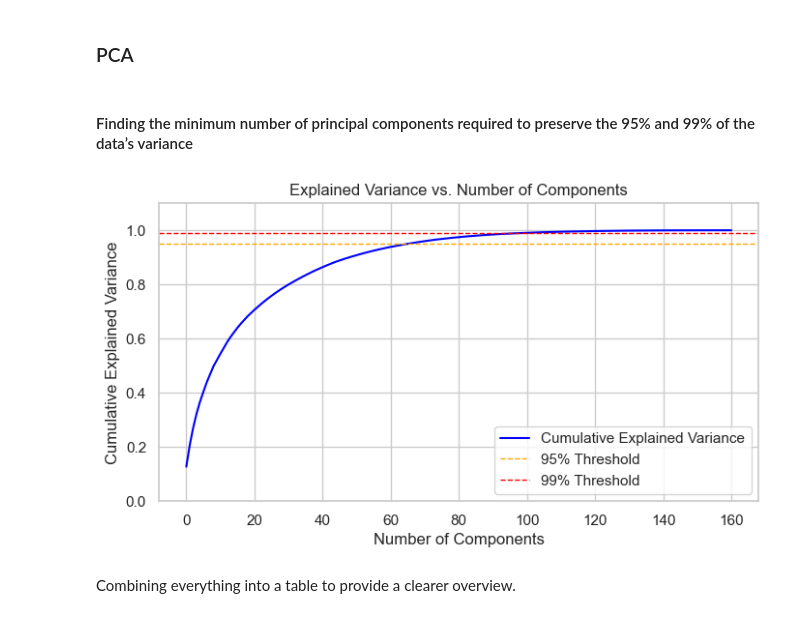
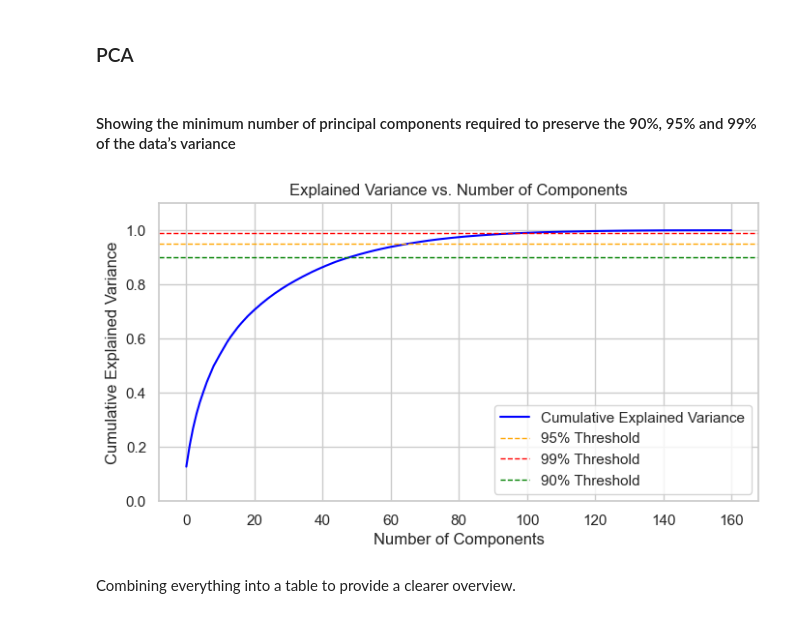
Before and after one commit to DaniloGrujic/organic-compounds-solubility, a Jupyter notebook: 3_ML_Model.ipynb, the cells around one changed output. Drawn from its saved outputs; the diff is of its cells as text; code cells hidden in the pictures.

```diff
--- a/3_ML_Model.ipynb
+++ b/3_ML_Model.ipynb
@@ -253,19 +256,20 @@ pca = PCA()
 pca.fit(x_scaled)
 cumsum = np.cumsum(pca.explained_variance_ratio_)
 # %% [markdown]
-#### Finding the minimum number of principal components required to preserve the 95% and 99% of the data’s variance
+#### Showing the minimum number of principal components required to preserve the 90%, 95% and 99% of the data’s variance
 # %%
 plt.figure(figsize=(8, 4))
 plt.plot(cumsum, color='blue', label='Cumulative Explained Variance')
 plt.ylim(0, 1.1)
 plt.axhline(y=0.95, color='orange', linestyle='--', linewidth=1, label='95% Threshold')
 plt.axhline(y=0.99, color='red', linestyle='--', linewidth=1, label='99% Threshold')
+plt.axhline(y=0.9, color='green', linestyle='--', linewidth=1, label='90% Threshold')
 plt.xlabel('Number of Components')
 plt.ylabel('Cumulative Explained Variance')
 plt.title('Explained Variance vs. Number of Components')
 plt.legend()
 plt.show()
 # %% [output]
-[figure, old version]
+[figure, new version]
 # %%
 def custom_pca(x, y, cumsum, df):
```
Also changed, not shown: parts of 12 cells of this notebook.
